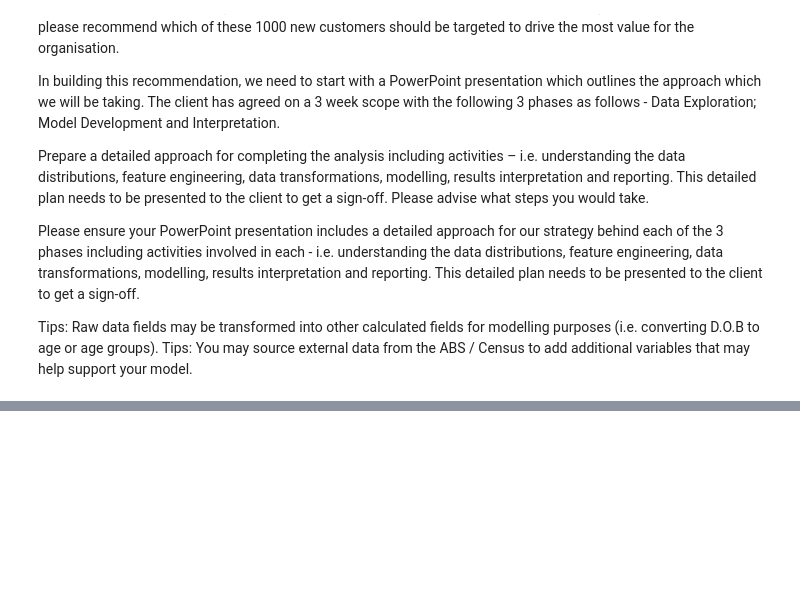
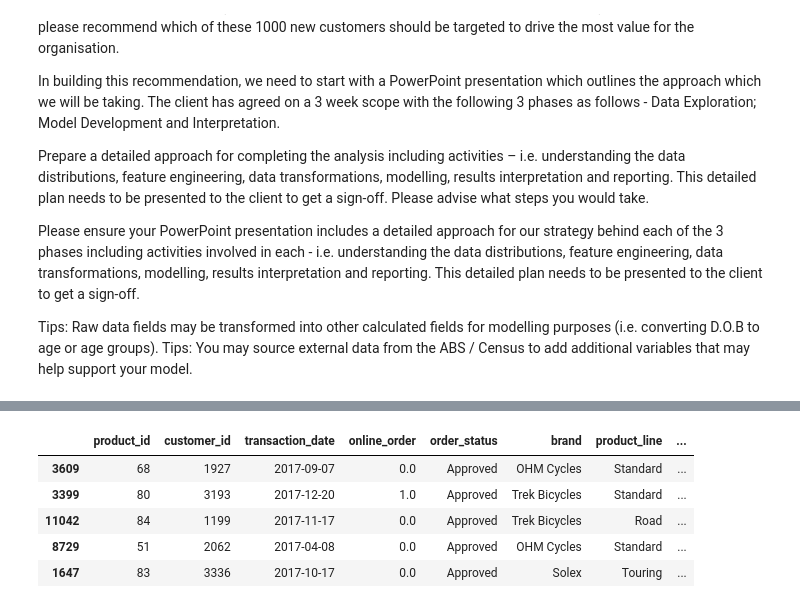
Before and after one commit to Nickimani/KPMG_Virtual_Internship, a Jupyter notebook: Notebook.ipynb, the cells around one changed output, grey strips where cells are left out. Saved outputs shown, nothing was run; the diff lists cells and outputs as text; code cells hidden in the pictures; blank space fills up the shorter version.

```diff
--- a/Notebook.ipynb
+++ b/Notebook.ipynb
@@ -346,0 +373,9 @@ Tips: Raw data fields may be transformed into other calculated fields for modell
+# %%
+data.sample(5)
+# %% [output]
+|  | product_id | customer_id | transaction_date | online_order | order_status | brand | product_line | ... |
+| 3609 | 68 | 1927 | 2017-09-07 | 0.0 | Approved | OHM Cycles | Standard | ... |
+| 3399 | 80 | 3193 | 2017-12-20 | 1.0 | Approved | Trek Bicycles | Standard | ... |
+| 11042 | 84 | 1199 | 2017-11-17 | 0.0 | Approved | Trek Bicycles | Road | ... |
+| 8729 | 51 | 2062 | 2017-04-08 | 0.0 | Approved | OHM Cycles | Standard | ... |
+| 1647 | 83 | 3336 | 2017-10-17 | 0.0 | Approved | Solex | Touring | ... |
```
Also changed, not shown: parts of 20 cells of this notebook, 4 other files.
